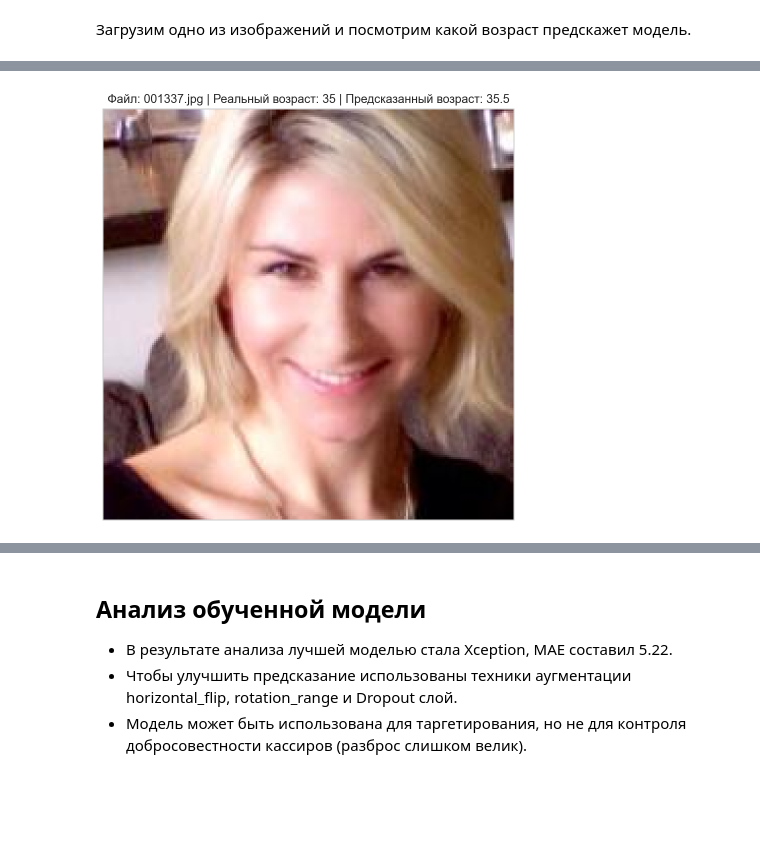
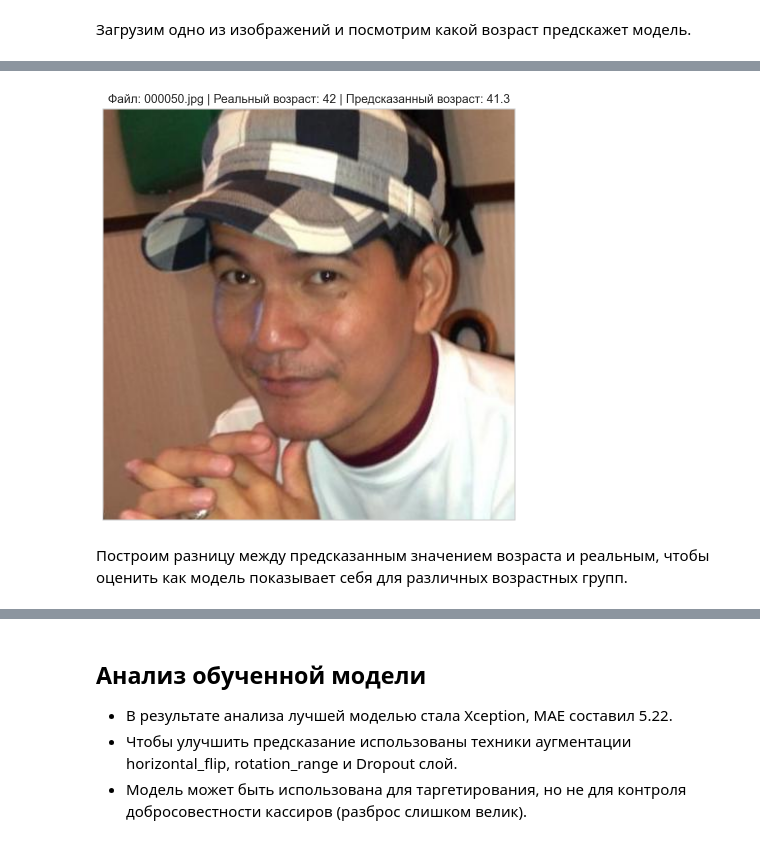
Before and after one commit to SanYattsu/Data_Science_Projects, a Jupyter notebook: Age-Prediction-CNN/Age-Prediction-Xception.ipynb, the cells around one changed output, grey strips where cells are left out. Cells and saved outputs as stored; diff of their text form; code cells hidden in the pictures; blank space fills up the shorter version.

```diff
--- a/Age-Prediction-CNN/Age-Prediction-Xception.ipynb
+++ b/Age-Prediction-CNN/Age-Prediction-Xception.ipynb
@@ -266,7 +266,7 @@ Epoch 20/20
 # %% [markdown]
 Загрузим одно из изображений и посмотрим какой возраст предскажет модель.
 # %%
-file_path = glob.glob(os.path.join(path + '/final_files/', '*.jpg'))[1337]
+file_path = glob.glob(os.path.join(path + '/final_files/', '*.jpg'))[50]
 file_name = os.path.basename(file_path)
 img_data = labels.query('file_name == @file_name')
 
@@ -289 +289,3 @@ plt.show()
-[figure, old version]
+[figure, new version]
+# %% [markdown]
+Построим разницу между предсказанным значением возраста и реальным, чтобы оценить как модель показывает себя для различных возрастных групп.
```
Also changed, not shown: parts of 4 cells of this notebook.
